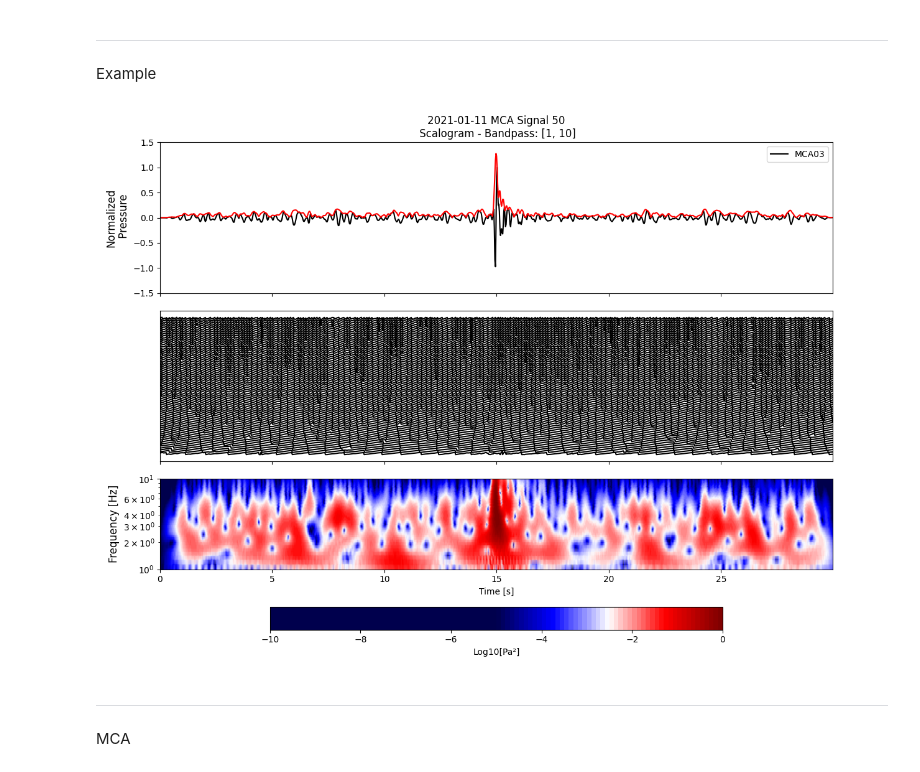
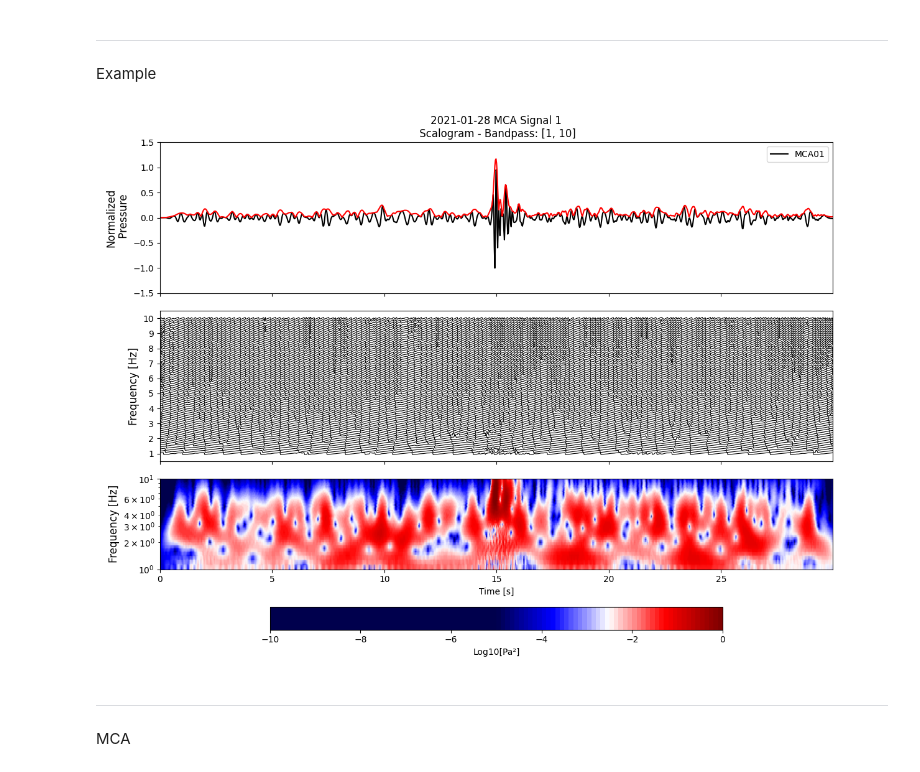
Before and after one commit to mronacgiannone/AI_Infrasound_Phase_Identification, a Jupyter notebook: 3_Plot_Scalograms.ipynb, the cells around one changed output. Drawn from its saved outputs; the diff is of its cells as text; code cells hidden in the pictures.

```diff
--- a/3_Plot_Scalograms.ipynb
+++ b/3_Plot_Scalograms.ipynb
@@ -5,11 +5,12 @@ Normalizes waveforms first, then plots associated scalogram
 # %%
 %%time
 # Watermark notebook
-import warnings, mcaap, pywt, pickle, sys, re, os
+import mcaap
+import warnings, pywt, pickle, sys, re, os
 #-----------------------------------------------------------------------------------------------------------------#
 # Import cardinal
-sys.path.append('/Users/mronacgiannone/Documents/Cardinal')
-import cardinal
+sys.path.append('/Path/to/Cardinal') # NOTE: change to your Cardinal directory location
+# import cardinal # uncomment this line when path is set
 #-----------------------------------------------------------------------------------------------------------------#
 # Command to make all plots interactive
 %matplotlib ipympl
@@ -33,7 +34,7 @@ from matplotlib.colors import ListedColormap
 warnings.filterwarnings('ignore')
 #-----------------------------------------------------------------------------------------------------------------#
 # Load all data
-database_dir = 'Databases/'
+database_dir = '/Path/to/Zenodo' # NOTE: change to stored Zenodo database location
 with open(database_dir+'MCA_dict.pkl', 'rb') as f:
     MCA_dict = pickle.load(f)
 with open(database_dir+'MCB_dict.pkl', 'rb') as f:
@@ -69,9 +70,9 @@ def plot_scalogram(st, element=None,
                     t_lim=None, amp_lim=None,
 
                     ############### Scalogram ################################################
-                    scale_range=[1,5500], scale_res=200, wavelet='cmor2.25-2.75', log_normalize=True,
-                    f_lim=None, v_lim=[-10,0], colormap='seismic_r', shading='gouraud', log_scale=True,
-                    colorbar_location='bottom', colorbar_pad=0.25, plot_UTC=False, xlabel=None, use_filtered_data=False,
+                    wavelet='cmor2.25-2.75', log_normalize=True, f_lim=None, v_lim=[-10,0], colormap='seismic_r',
+                    shading='gouraud', log_scale=True, colorbar_location='bottom', colorbar_pad=0.25, plot_UTC=False,
+                    xlabel=None, use_filtered_data=False,
 
                     ############### Plotting params #################################################
                     title=None, figsize=(12,9), ylabel_fontsize=12, fname_plot=None, save_dpi=300):
@@ -92,8 +93,6 @@ def plot_scalogram(st, element=None,
         legend_loc (str): relative location of legend in time-series plot
         t_lim (list): range in time window start and end times to plot (in seconds relative to start time)
         amp_lim (list): range in amplitude for visualization in time-series plot (defaults to [data.min(), data.max()])
-        scale_range (list): range in wavelet scales (default configuration constructs floor at 0.01 Hz for 20 Hz sampling rate)
-        scale_res (int): scale resolution for wavelet
         wavelet (str): wavelet used for cwt (defaults to complex morlet with bandwidth of 2.25 and center frequency of 2.75)
         log_normalize (boolean): whether to log normalize the scalogram power spectrum for better visualization (defaults to True)
         f_lim (list): frequency range for scalogram (defaults to [f.min(), Nyquist])
@@ -195,19 +194,17 @@ def plot_scalogram(st, element=None,
     instant_phase = instant_phase[idx, :]
     # Plot phase
     ax2 = fig.add_subplot(3,1,2, sharex=ax1)
-    k = 0; ticks = []; labels = []
-    for freq_idx in range(instant_phase.shape[0]):
-        ax2.plot(t, instant_phase[freq_idx,:]+k, color='k')
-        k += (2*np.pi)
-        ticks.append(k); labels.append(str(round(freqs[freq_idx],3)))
-    labels = labels[::-1] # make sure lower frequencies are plotted at the bottom
-    min_freq = np.floor(np.min(freqs))
-    max_freq = np.ceil(np.max(freqs))
-    yticks = np.arange(min_freq, max_freq+1, 2)
-    # Set yticks and labels
-    ax2.set_yticks(ticks[::6])
-    ax2.set_yticklabels([f"{f:.0f}" for f in freqs[::6][::-1]])  # Use integer frequency labels
-    plt.yticks([])
+    offsets = 2 * np.pi * np.arange(len(freqs))
+    for i, off in enumerate(offsets):
+        ax2.plot(t, instant_phase[i, :] + off, color='k', lw=0.8)
+
+    # Show integer frequency labels including the top limit
+    freq_labels = np.arange(int(np.ceil(freqs.min())), int(np.floor(freqs.max())) + 1)
+    tick_positions = np.interp(freq_labels, freqs, offsets)
+
+    ax2.set_yticks(tick_positions)
+    ax2.set_yticklabels([f"{f:.0f}" for f in freq_labels])
+    ax2.set_ylabel("Frequency [Hz]", fontsize=ylabel_fontsize)
     ax2.tick_params(labelbottom=False)
     #-----------------------------------------------------------------------------------------------------------------------#
     # Plot scalogram
@@ -318,13 +315,13 @@ def plot_array_per_signal(row_dict, array_prefix="MCA", fs=None,
 ---
 Example
 # %%
-i = 100
+i = 1255
 data_label, data = mcaap.extract_signals_from_dict(MCA_dict, i)
 st = Stream(); tr = Trace(); tr.data = data; tr.stats.sampling_rate = 40; tr.stats.delta = 1/40; tr.stats.station = data_label.split('_')[1]; st.append(tr)
 plot_scalogram(st, bandpass=[1,10], normalize=True, f_lim=[1,10], v_lim=[-10,0], trim_stream=[0,30], wavelet='cmor0.25-1.75',
                         amp_units='Pressure [Pa]', xlabel='Time [s]', use_filtered_data=True, title=data_label.split('_')[0]+' MCA Signal '+data_label.split('_')[-1]+'\n')
 # %% [output]
-[figure, old version]
+[figure, new version]
 # %% [markdown]
 ---
 MCA
```
Also changed, not shown: parts of 1 cell of this notebook, 4 other files.
